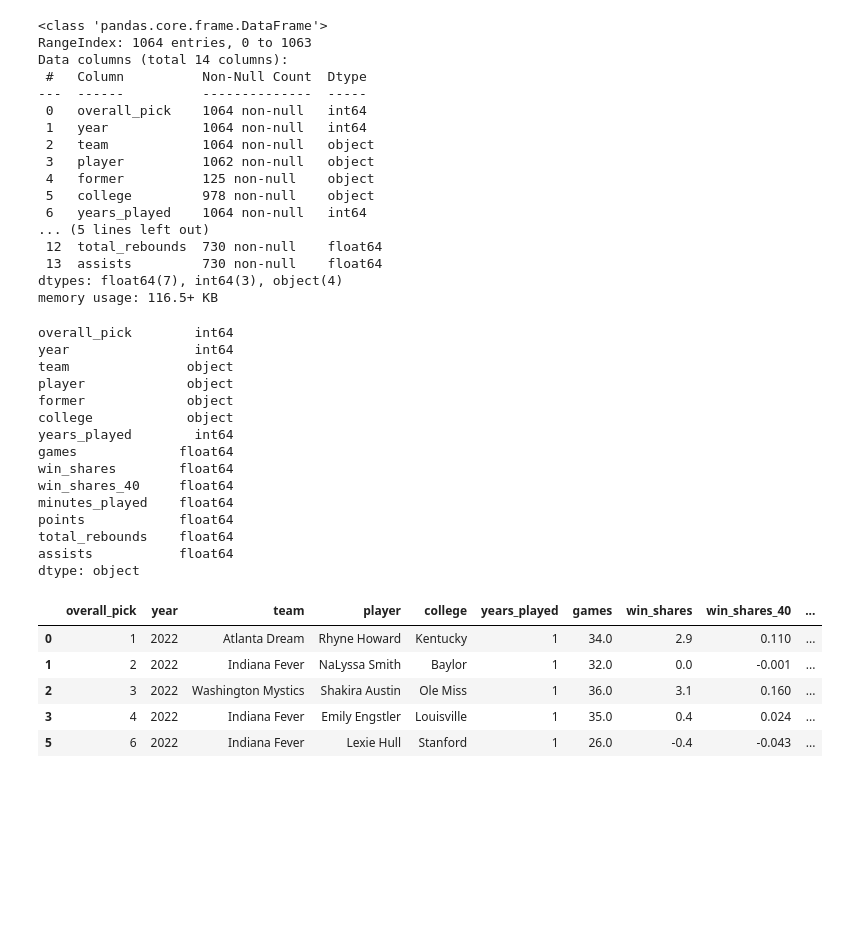
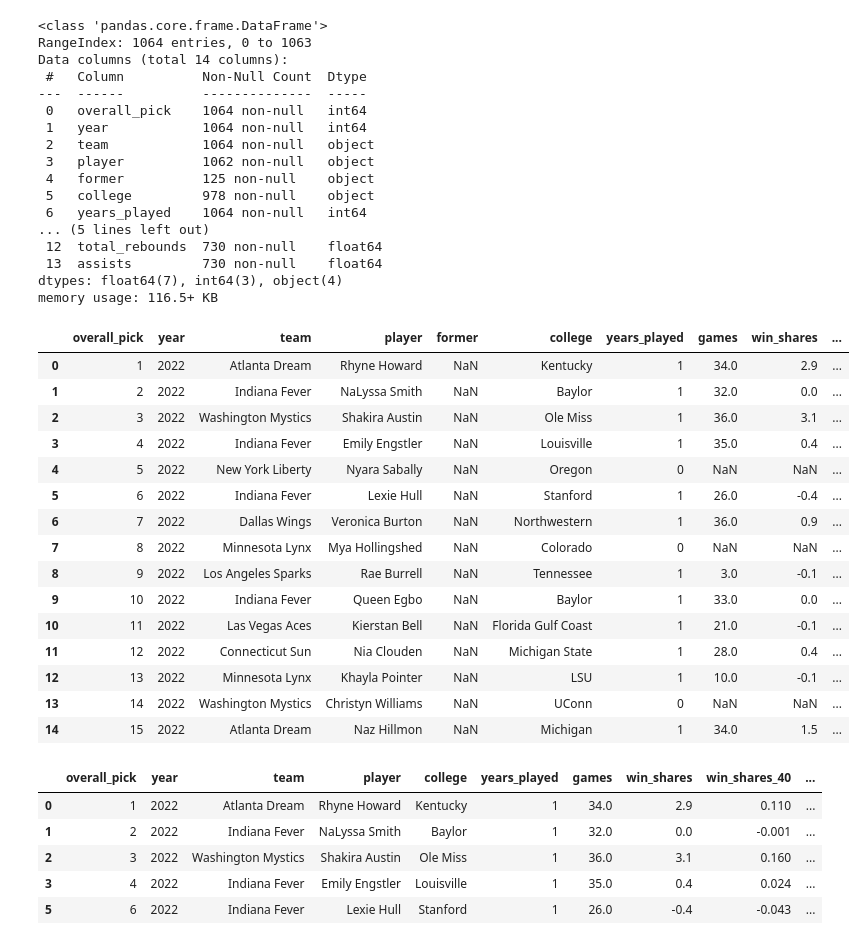
Before and after one commit to AveryH6/WNBA-Draft, a Jupyter notebook: draft.ipynb, the cells around one changed output. Drawn from its saved outputs; the diff is of its cells as text; code cells hidden in the pictures; blank space fills up the shorter version.

```diff
--- a/draft.ipynb
+++ b/draft.ipynb
@@ -41,24 +41,25 @@ Data columns (total 14 columns):
  13  assists         730 non-null    float64
 dtypes: float64(7), int64(3), object(4)
 memory usage: 116.5+ KB
-# %%
-df.dtypes
-# %% [output]
-overall_pick        int64
-year                int64
-team               object
-player             object
-former             object
-college            object
-years_played        int64
-games             float64
-win_shares        float64
-win_shares_40     float64
-minutes_played    float64
-points            float64
-total_rebounds    float64
-assists           float64
-dtype: object
+# %%
+df.head(15)
+# %% [output]
+|  | overall_pick | year | team | player | former | college | years_played | games | win_shares | ... |
+| 0 | 1 | 2022 | Atlanta Dream | Rhyne Howard | NaN | Kentucky | 1 | 34.0 | 2.9 | ... |
+| 1 | 2 | 2022 | Indiana Fever | NaLyssa Smith | NaN | Baylor | 1 | 32.0 | 0.0 | ... |
+| 2 | 3 | 2022 | Washington Mystics | Shakira Austin | NaN | Ole Miss | 1 | 36.0 | 3.1 | ... |
+| 3 | 4 | 2022 | Indiana Fever | Emily Engstler | NaN | Louisville | 1 | 35.0 | 0.4 | ... |
+| 4 | 5 | 2022 | New York Liberty | Nyara Sabally | NaN | Oregon | 0 | NaN | NaN | ... |
+| 5 | 6 | 2022 | Indiana Fever | Lexie Hull | NaN | Stanford | 1 | 26.0 | -0.4 | ... |
+| 6 | 7 | 2022 | Dallas Wings | Veronica Burton | NaN | Northwestern | 1 | 36.0 | 0.9 | ... |
+| 7 | 8 | 2022 | Minnesota Lynx | Mya Hollingshed | NaN | Colorado | 0 | NaN | NaN | ... |
+| 8 | 9 | 2022 | Los Angeles Sparks | Rae Burrell | NaN | Tennessee | 1 | 3.0 | -0.1 | ... |
+| 9 | 10 | 2022 | Indiana Fever | Queen Egbo | NaN | Baylor | 1 | 33.0 | 0.0 | ... |
+| 10 | 11 | 2022 | Las Vegas Aces | Kierstan Bell | NaN | Florida Gulf Coast | 1 | 21.0 | -0.1 | ... |
+| 11 | 12 | 2022 | Connecticut Sun | Nia Clouden | NaN | Michigan State | 1 | 28.0 | 0.4 | ... |
+| 12 | 13 | 2022 | Minnesota Lynx | Khayla Pointer | NaN | LSU | 1 | 10.0 | -0.1 | ... |
+| 13 | 14 | 2022 | Washington Mystics | Christyn Williams | NaN | UConn | 0 | NaN | NaN | ... |
+| 14 | 15 | 2022 | Atlanta Dream | Naz Hillmon | NaN | Michigan | 1 | 34.0 | 1.5 | ... |
 # %%
 df.drop("former", inplace=True, axis=1)
 # %%
```
Also changed, not shown: parts of 10 cells of this notebook.
